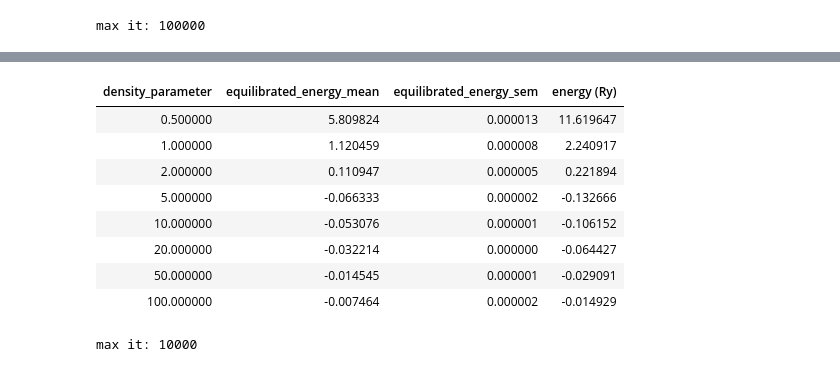
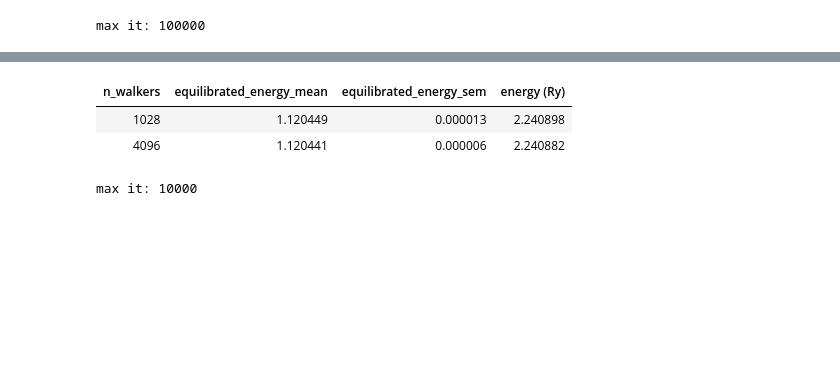
Before and after one commit to xmax1/nn_ansatz, a Jupyter notebook: src/exp/plotting.ipynb, the cells around one changed output, grey strips where cells are left out. Drawn from its saved outputs; the diff is of its cells as text; code cells hidden in the pictures; blank space fills up the shorter version.

```diff
--- a/src/exp/plotting.ipynb
+++ b/src/exp/plotting.ipynb
@@ -28,29 +29,23 @@ filters.extend(['real_cut', 'reciprocal_cut', 'kappa'])
 filters.extend(['e_mean_mean', 'acceptance'])
 filters.extend(['pbc', 'scale_cell', 'spin_polarized', 'r_atoms', 'z_atoms', 'simulation_cell', 'e_mean', 'e_std'])
 # %%
-data = get_data('/home/energy/amawi/projects/nn_ansatz/src/experiments/HEG/2111/find_jastrow_sin', dicts=[])
+data = get_data('/home/energy/amawi/projects/nn_ansatz/src/experiments/HEG/2511/decay_test', dicts=[])
 
-graph = plot_scatter(data['density_parameter'],
+graph = plot_scatter(data['n_walkers'],
              data['equilibrated_energy_mean'],
              yerrs=data['equilibrated_energy_sem'],
              title='denisty parameter sweep')
 
 show(graph)
 
-data[['density_parameter', 'equilibrated_energy_mean', 'equilibrated_energy_sem', 'energy (Ry)']].sort_values(by='density_parameter').style.hide_index()
+data[['n_walkers', 'equilibrated_energy_mean', 'equilibrated_energy_sem', 'energy (Ry)']].sort_values(by='n_walkers').style.hide_index()
 # %% [output]
 max it: 100000
 [interactive output not drawn]
 [interactive output not drawn]
-| density_parameter | equilibrated_energy_mean | equilibrated_energy_sem | energy (Ry) |
-| 0.500000 | 5.809824 | 0.000013 | 11.619647 |
-| 1.000000 | 1.120459 | 0.000008 | 2.240917 |
-| 2.000000 | 0.110947 | 0.000005 | 0.221894 |
-| 5.000000 | -0.066333 | 0.000002 | -0.132666 |
-| 10.000000 | -0.053076 | 0.000001 | -0.106152 |
-| 20.000000 | -0.032214 | 0.000000 | -0.064427 |
-| 50.000000 | -0.014545 | 0.000001 | -0.029091 |
-| 100.000000 | -0.007464 | 0.000002 | -0.014929 |
+| n_walkers | equilibrated_energy_mean | equilibrated_energy_sem | energy (Ry) |
+| 1028 | 1.120449 | 0.000013 | 2.240898 |
+| 4096 | 1.120441 | 0.000006 | 2.240882 |
 # %%
 data = get_data('/home/energy/amawi/projects/nn_ansatz/src/experiments/HEG/1811/find_act', dicts=[])
 
```
Also changed, not shown: parts of 1 cell of this notebook, 11 other files.
